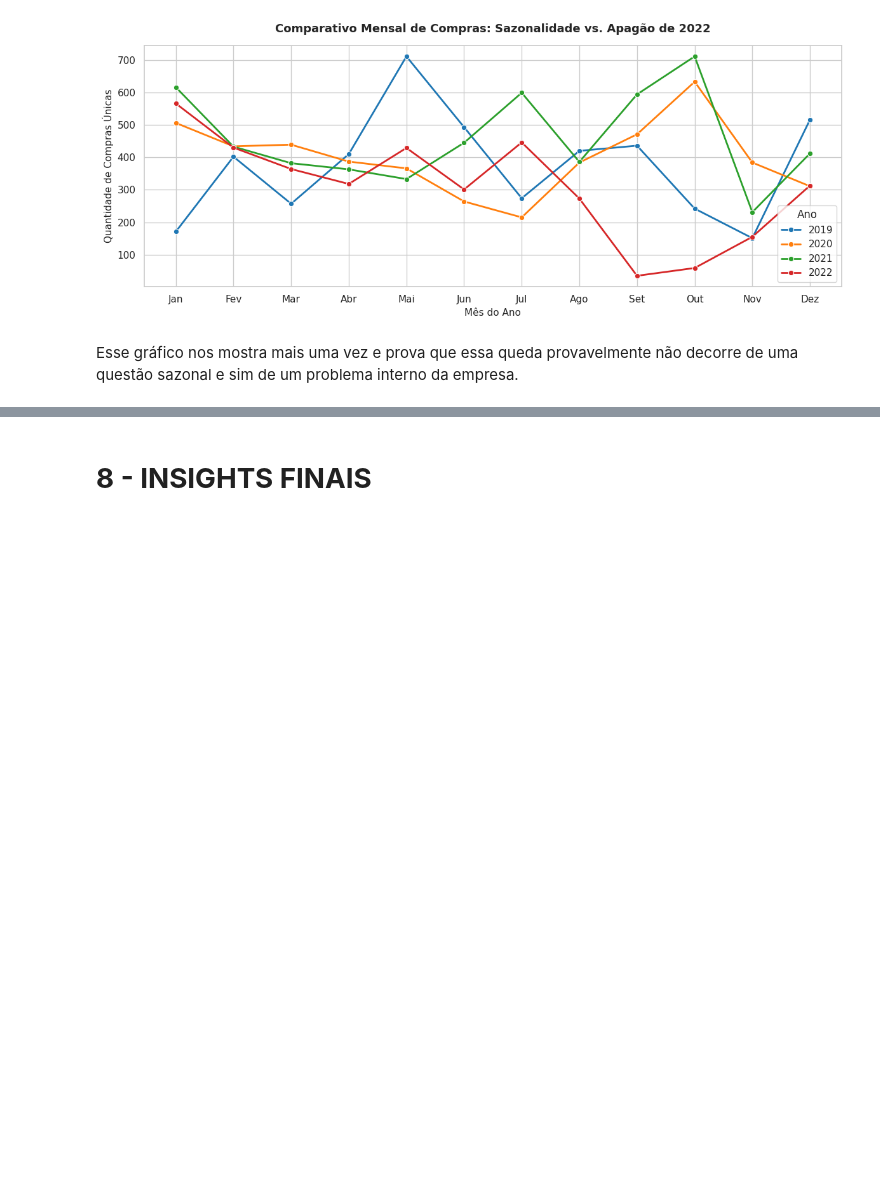
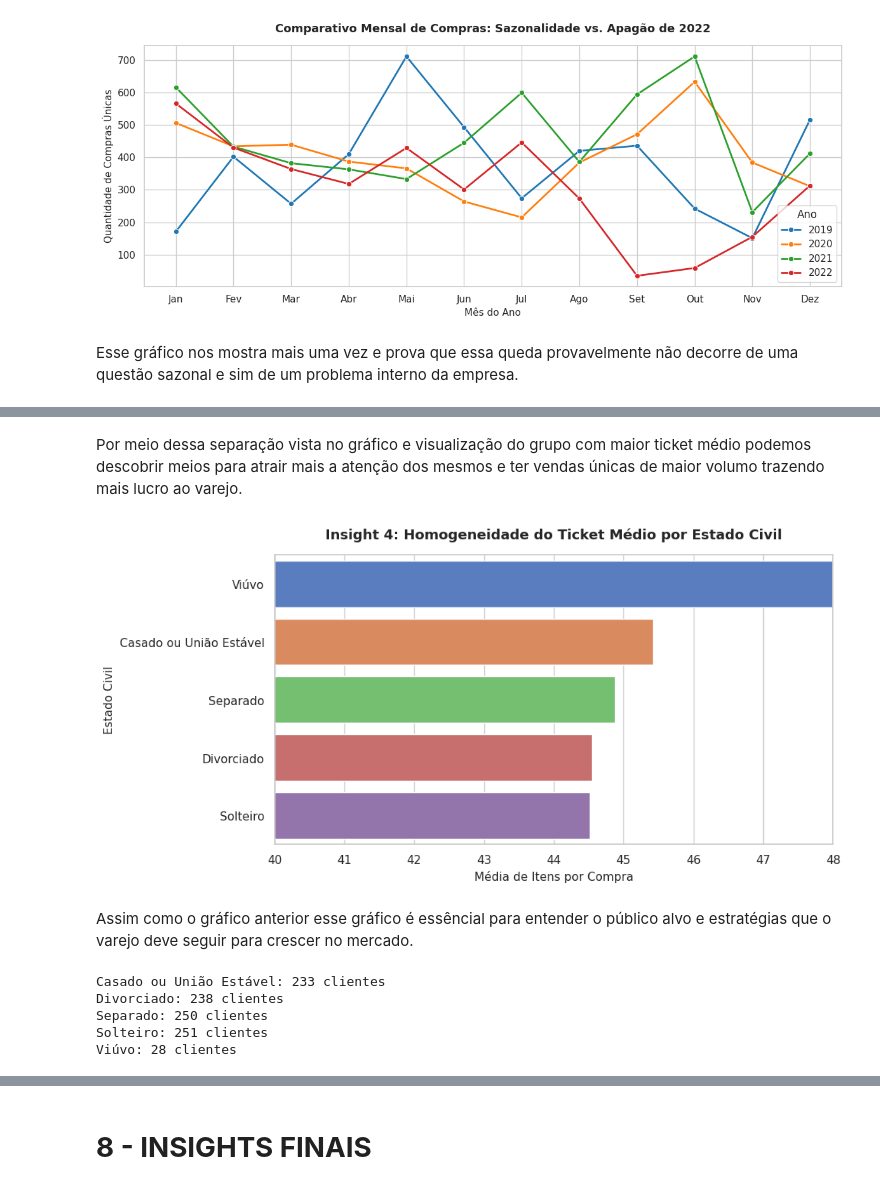
Before and after one commit to KrathK9722/Analise-de-Dados-Python-Projeto-Avaliativo-M1W07, a Jupyter notebook: ARQUIVOS/Analise_Google_COLAB.ipynb, the cells around one changed output, grey strips where cells are left out. Cells and saved outputs as stored; diff of their text form; code cells hidden in the pictures; blank space fills up the shorter version.

```diff
--- a/ARQUIVOS/Analise_Google_COLAB.ipynb
+++ b/ARQUIVOS/Analise_Google_COLAB.ipynb
@@ -789,0 +841,43 @@ Esse gráfico nos mostra mais uma vez e prova que essa queda provavelmente não
+# %% [markdown]
+Por meio dessa separação vista no gráfico e visualização do grupo com maior ticket médio podemos descobrir meios para atrair mais a atenção dos mesmos e ter vendas únicas de maior volumo trazendo mais lucro ao varejo.
+# %%
+import matplotlib.pyplot as plt
+import seaborn as sns
+
+dados_estado_civil['MEDIA_ITENS_POR_COMPRA'] = (
+    dados_estado_civil['QUANTIDADE_TOTAL_DE_ITENS'] / dados_estado_civil['QUANTIDADE_COMPRAS']
+).round(2)
+
+plt.figure(figsize=(10, 5))
+
+sns.barplot(
+    data=dados_estado_civil.sort_values('MEDIA_ITENS_POR_COMPRA', ascending=False),
+    x='MEDIA_ITENS_POR_COMPRA',
+    y='ESTADO_CIVIL',
+    hue='ESTADO_CIVIL',
+    palette='muted',
+    legend=False
+)
+
+
+plt.title('Insight 4: Homogeneidade do Ticket Médio por Estado Civil', fontsize=13, fontweight='bold', pad=15)
+plt.xlabel('Média de Itens por Compra', fontsize=11)
+plt.ylabel('Estado Civil', fontsize=11)
+plt.xlim(40, 48)
+plt.tight_layout()
+plt.show()
+# %% [output]
+[figure, added]
+# %% [markdown]
+
+
+Assim como o gráfico anterior esse gráfico é essêncial para entender o público alvo e estratégias que o varejo deve seguir para crescer no mercado.
+# %%
+for _, linha in dados_estado_civil.iterrows(): # .iterrows permite que o pandas leia uma linha de cada vez
+    print(f"{linha['ESTADO_CIVIL']}: {linha['NUMERO_DE_CLIENTES']} clientes")
+# %% [output]
+Casado ou União Estável: 233 clientes
+Divorciado: 238 clientes
+Separado: 250 clientes
+Solteiro: 251 clientes
+Viúvo: 28 clientes
```
Also changed, not shown: parts of 10 cells of this notebook.
